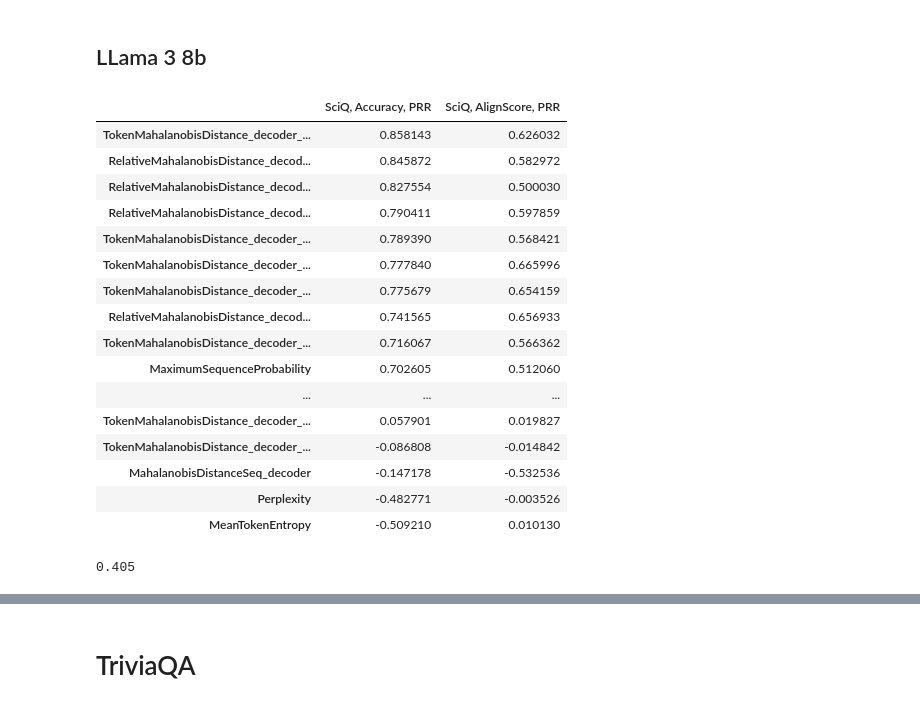
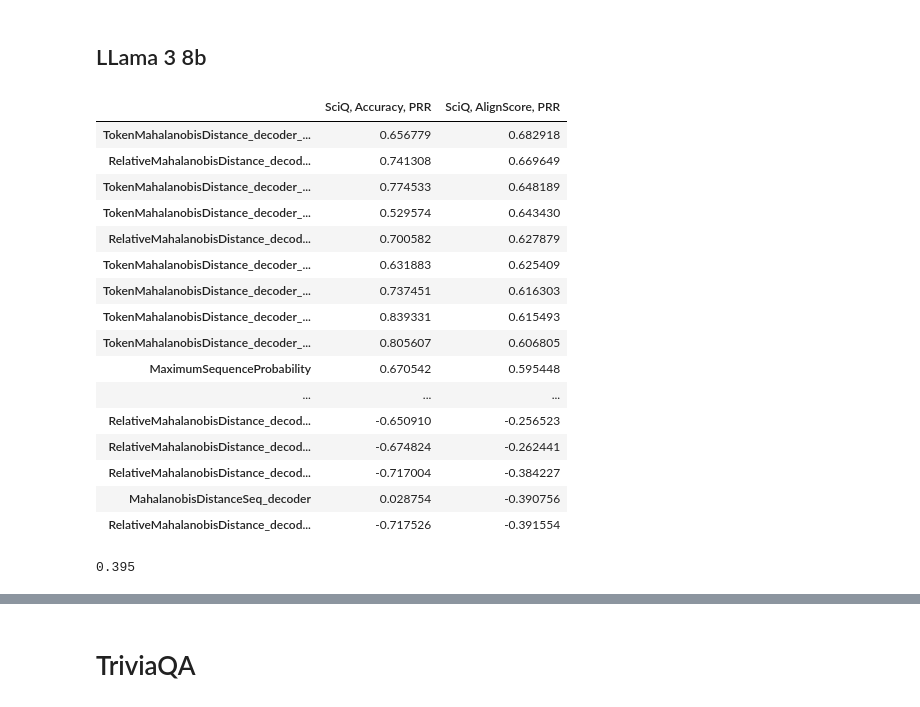
Before and after one commit to ArtemVazh/token_mahalanobis_distance, a Jupyter notebook: notebooks/results.ipynb, the cells around one changed output, grey strips where cells are left out. Saved outputs shown, nothing was run; the diff lists cells and outputs as text; code cells hidden in the pictures.

```diff
--- a/notebooks/results.ipynb
+++ b/notebooks/results.ipynb
@@ -141,0 +144,14 @@ np.mean(man.gen_metrics[('sequence', 'Accuracy')])
+# %%
+path = "../workdir/output/qa/google/gemma-7b/coqa/2024-07-03/18-32-21/ue_manager_seed1"
+man = torch.load(path)
+
+metric_names = ['Accuracy', 'AlignScore']
+df = {}
+for key in man['metrics'].keys():
+    if (key[-1] == 'prr_normalized') and (key[-2] in metric_names):
+        scores = df.get(key[1], [])
+        scores.append(man['metrics'][key])
+        df[key[1]] = scores
+
+df0 = pd.DataFrame(df, index=[f'CoQA, {m}, PRR' for m in metric_names])
+df0.T.sort_values(f"CoQA, {metric_names[-1]}, PRR", ascending=False).style.background_gradient(axis=0)
@@ -261,38 +317,38 @@ np.mean(man.gen_metrics[('sequence', 'Accuracy')])
 # %% [markdown]
 ## LLama 3 8b
 # %%
-path = "../workdir/output/qa/meta-llama/Meta-Llama-3-8B/sciq/2024-07-03/15-18-13/ue_manager_seed1"
+path = "../workdir/output/qa/meta-llama/Meta-Llama-3-8B/sciq/2024-07-03/15-43-35/ue_manager_seed1"
 man = torch.load(path)
 
 metric_names = ['Accuracy', 'AlignScore']
 df = {}
 for key in man['metrics'].keys():
     if (key[-1] == 'prr_normalized') and (key[-2] in metric_names):
         scores = df.get(key[1], [])
         scores.append(man["metrics"][key])
         df[key[1]] = scores
 
 df0 = pd.DataFrame(df, index=[f'SciQ, {m}, PRR' for m in metric_names])
-df0.T.sort_values(f"SciQ, {metric_names[-2]}, PRR", ascending=False).style.background_gradient(axis=0)
+df0.T.sort_values(f"SciQ, {metric_names[-1]}, PRR", ascending=False).style.background_gradient(axis=0)
 # %% [output]
 |  | SciQ, Accuracy, PRR | SciQ, AlignScore, PRR |
-| TokenMahalanobisDistance_decoder_... | 0.858143 | 0.626032 |
-| RelativeMahalanobisDistance_decod... | 0.845872 | 0.582972 |
-| RelativeMahalanobisDistance_decod... | 0.827554 | 0.500030 |
-| RelativeMahalanobisDistance_decod... | 0.790411 | 0.597859 |
-| TokenMahalanobisDistance_decoder_... | 0.789390 | 0.568421 |
-| TokenMahalanobisDistance_decoder_... | 0.777840 | 0.665996 |
-| TokenMahalanobisDistance_decoder_... | 0.775679 | 0.654159 |
-| RelativeMahalanobisDistance_decod... | 0.741565 | 0.656933 |
-| TokenMahalanobisDistance_decoder_... | 0.716067 | 0.566362 |
-| MaximumSequenceProbability | 0.702605 | 0.512060 |
+| TokenMahalanobisDistance_decoder_... | 0.656779 | 0.682918 |
+| RelativeMahalanobisDistance_decod... | 0.741308 | 0.669649 |
+| TokenMahalanobisDistance_decoder_... | 0.774533 | 0.648189 |
+| TokenMahalanobisDistance_decoder_... | 0.529574 | 0.643430 |
+| RelativeMahalanobisDistance_decod... | 0.700582 | 0.627879 |
+| TokenMahalanobisDistance_decoder_... | 0.631883 | 0.625409 |
+| TokenMahalanobisDistance_decoder_... | 0.737451 | 0.616303 |
+| TokenMahalanobisDistance_decoder_... | 0.839331 | 0.615493 |
+| TokenMahalanobisDistance_decoder_... | 0.805607 | 0.606805 |
+| MaximumSequenceProbability | 0.670542 | 0.595448 |
 | ... | ... | ... |
-| TokenMahalanobisDistance_decoder_... | 0.057901 | 0.019827 |
-| TokenMahalanobisDistance_decoder_... | -0.086808 | -0.014842 |
-| MahalanobisDistanceSeq_decoder | -0.147178 | -0.532536 |
-| Perplexity | -0.482771 | -0.003526 |
-| MeanTokenEntropy | -0.509210 | 0.010130 |
+| RelativeMahalanobisDistance_decod... | -0.650910 | -0.256523 |
+| RelativeMahalanobisDistance_decod... | -0.674824 | -0.262441 |
+| RelativeMahalanobisDistance_decod... | -0.717004 | -0.384227 |
+| MahalanobisDistanceSeq_decoder | 0.028754 | -0.390756 |
+| RelativeMahalanobisDistance_decod... | -0.717526 | -0.391554 |
 # %%
 np.mean(man['gen_metrics'][('sequence', 'Accuracy')])
 # %% [output]
-0.405
+0.395
```
Also changed, not shown: parts of 60 cells of this notebook.
